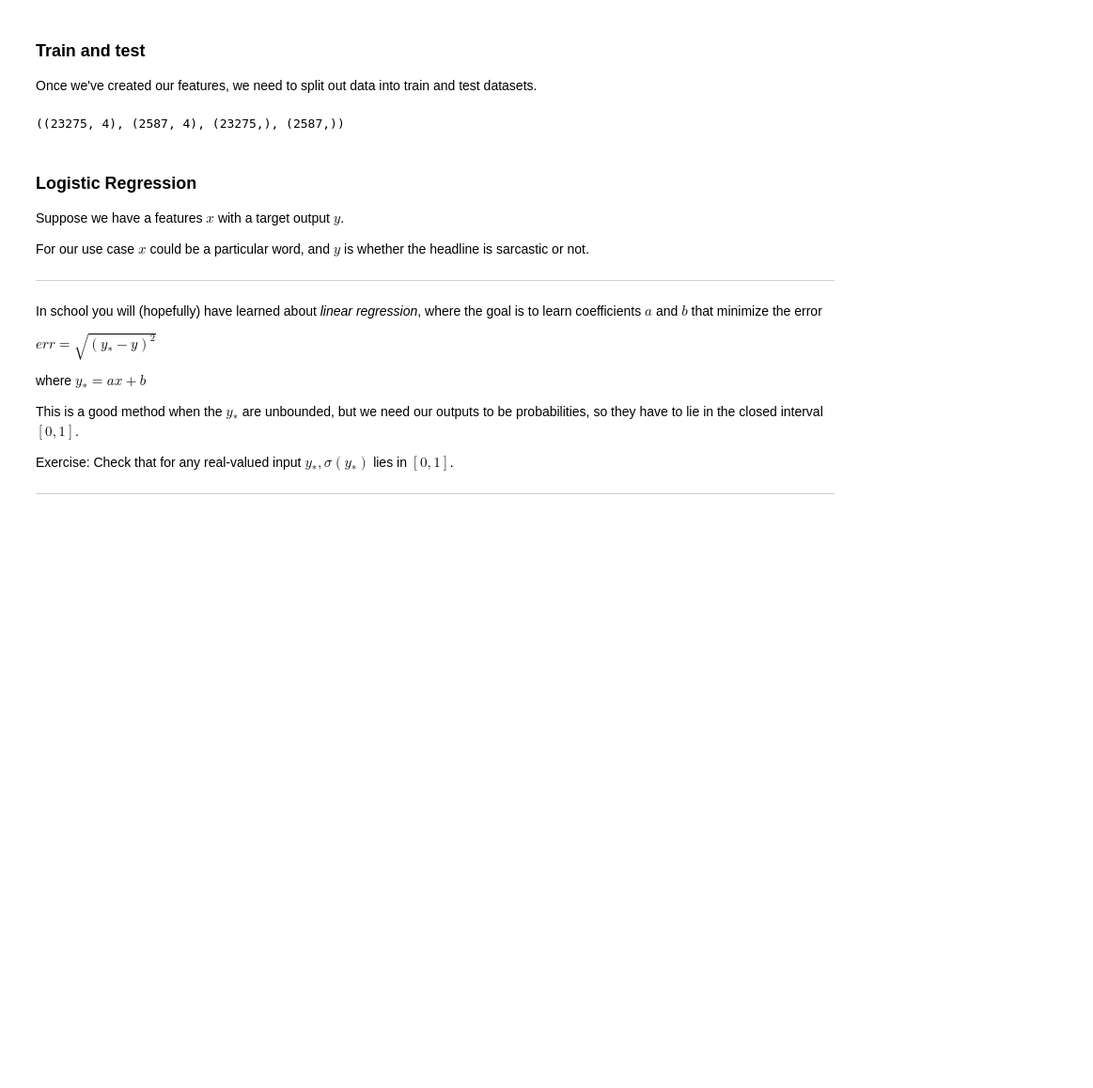
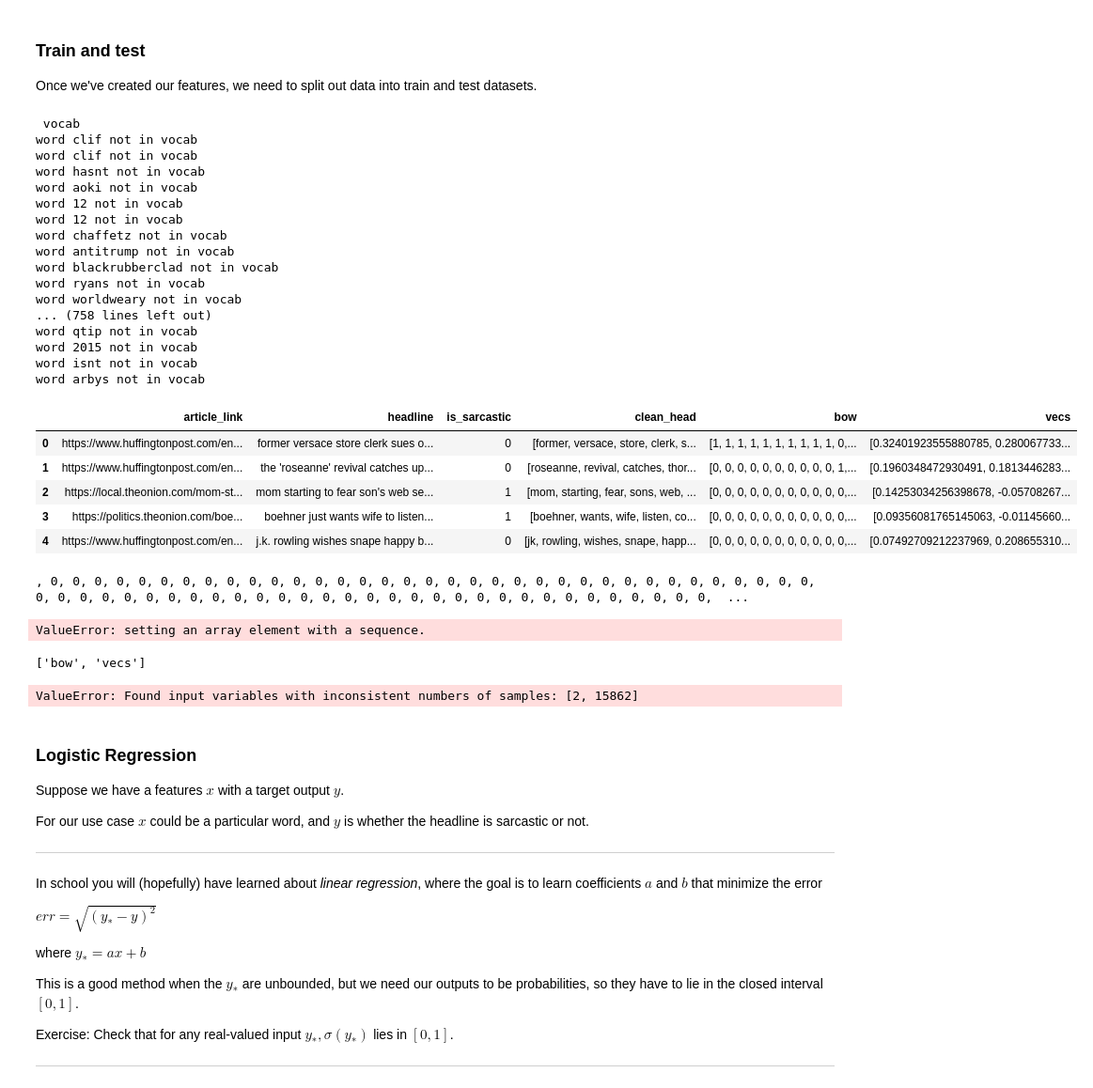
Before and after one commit to olivertemple/EMC-NLP, a Jupyter notebook: NLP/notebooks/6_Classifiers.ipynb, the cells around one changed output. Shown: that part at 94% size. Cells and saved outputs as stored; diff of their text form; code cells hidden in the pictures; blank space fills up the shorter version.

```diff
--- a/NLP/notebooks/6_Classifiers.ipynb
+++ b/NLP/notebooks/6_Classifiers.ipynb
@@ -115,3 +131,49 @@ df.head()
 ### Train and test
 
 Once we've created our features, we need to split out data into train and test datasets.
+# %%
+vecs = []
+for item in df['clean_head']:
+    total = [0]*300
+    for word in item:
+        try:
+            total += w2vmodel[word]
+        except:
+            print("word {} not in vocab".format(word))
+    vecs.append((total))
+
+df['vecs'] = vecs
+df.head()
+# %% [output]
+ vocab
+word clif not in vocab
+word clif not in vocab
+word hasnt not in vocab
+word aoki not in vocab
+word 12 not in vocab
+word 12 not in vocab
+word chaffetz not in vocab
+word antitrump not in vocab
+word blackrubberclad not in vocab
+word ryans not in vocab
+word worldweary not in vocab
+... (758 lines left out)
+word qtip not in vocab
+word 2015 not in vocab
+word isnt not in vocab
+word arbys not in vocab
+|  | article_link | headline | is_sarcastic | clean_head | bow | vecs |
+| 0 | https://www.huffingtonpost.com/en... | former versace store clerk sues o... | 0 | [former, versace, store, clerk, s... | [1, 1, 1, 1, 1, 1, 1, 1, 1, 1, 0,... | [0.32401923555880785, 0.280067733... |
+| 1 | https://www.huffingtonpost.com/en... | the 'roseanne' revival catches up... | 0 | [roseanne, revival, catches, thor... | [0, 0, 0, 0, 0, 0, 0, 0, 0, 0, 1,... | [0.1960348472930491, 0.1813446283... |
+| 2 | https://local.theonion.com/mom-st... | mom starting to fear son's web se... | 1 | [mom, starting, fear, sons, web, ... | [0, 0, 0, 0, 0, 0, 0, 0, 0, 0, 0,... | [0.14253034256398678, -0.05708267... |
+| 3 | https://politics.theonion.com/boe... | boehner just wants wife to listen... | 1 | [boehner, wants, wife, listen, co... | [0, 0, 0, 0, 0, 0, 0, 0, 0, 0, 0,... | [0.09356081765145063, -0.01145660... |
+| 4 | https://www.huffingtonpost.com/en... | j.k. rowling wishes snape happy b... | 0 | [jk, rowling, wishes, snape, happ... | [0, 0, 0, 0, 0, 0, 0, 0, 0, 0, 0,... | [0.07492709212237969, 0.208655310... |
+# %%
+linear_regression = LinearRegression()
+y = df['is_sarcastic']
+x = list(np.array(df[['vecs','bow']]))
+print(x)
+linear_regression.fit(x,y)
+# %% [output]
+, 0, 0, 0, 0, 0, 0, 0, 0, 0, 0, 0, 0, 0, 0, 0, 0, 0, 0, 0, 0, 0, 0, 0, 0, 0, 0, 0, 0, 0, 0, 0, 0, 0, 0, 0, 0, 0, 0, 0, 0, 0, 0, 0, 0, 0, 0, 0, 0, 0, 0, 0, 0, 0, 0, 0, 0, 0, 0, 0, 0, 0, 0, 0, 0, 0, 0,  ...
+ValueError: setting an array element with a sequence.
@@ -118,9 +183,14 @@ Once we've created our features, we need to split out data into train and test d
 # %%
-X = np.array(list(df['bow']), dtype=np.float32)
+#X = np.array(list(df['vecs']), dtype=np.float32)
+#temp = [[list(df['vecs'])],[[list(df['bow'])]]]
+
+X = list(df[["bow","vecs"]])
+print(X)
 y = df['is_sarcastic'].to_numpy()
+X_train, X_test, y_train, y_test = train_test_split(X, y, test_size=0.1)
+#X_train.shape, X_test.shape, y_train.shape, y_test.shape
 
-X_train, X_test, y_train, y_test = train_test_split(X, y, test_size=0.1)
-
-X_train.shape, X_test.shape, y_train.shape, y_test.shape
+#print(X_train)
 # %% [output]
-((23275, 4), (2587, 4), (23275,), (2587,))
+['bow', 'vecs']
+ValueError: Found input variables with inconsistent numbers of samples: [2, 15862]
```
Also changed, not shown: parts of 12 cells of this notebook.
